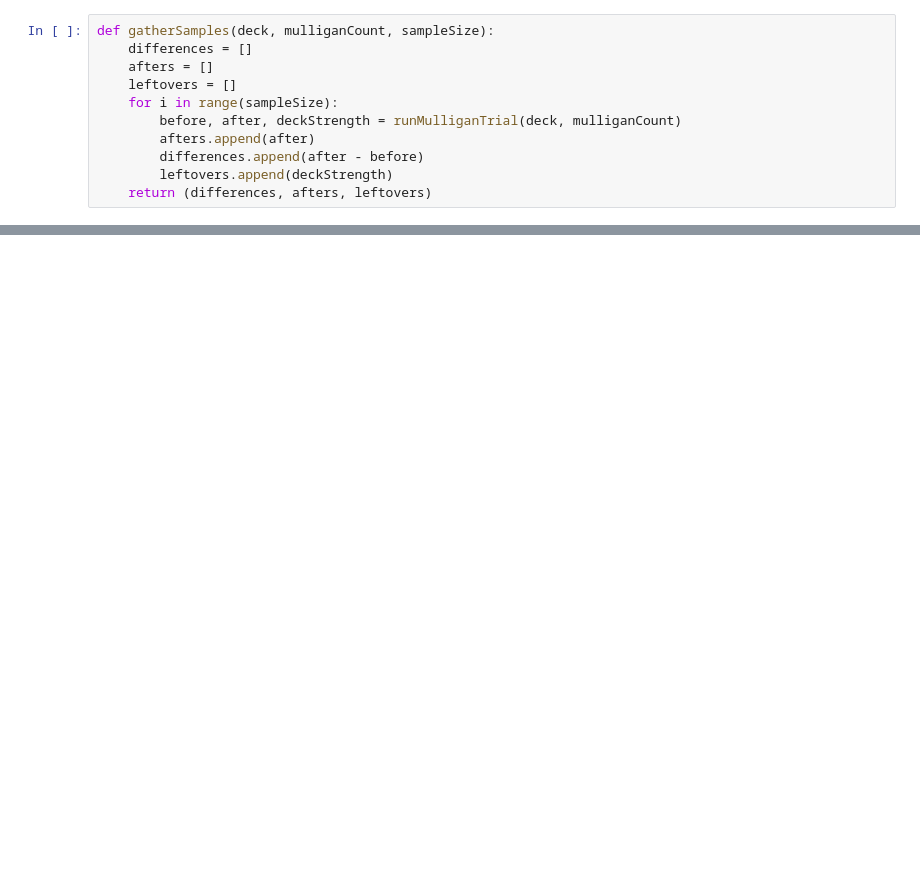
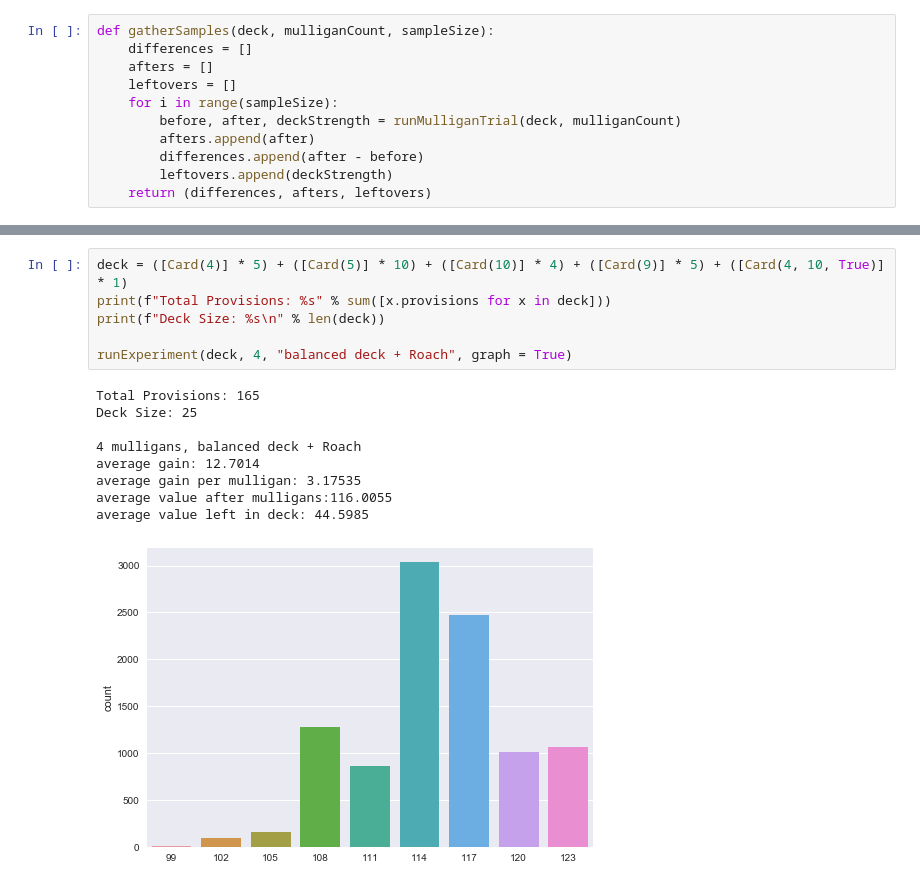
Before and after one commit to tylernolan/GwentNotebooks, a Jupyter notebook: Mulligan Simulator.ipynb, the cells around one changed output, grey strips where cells are left out. Drawn from its saved outputs; the diff is of its cells as text; blank space fills up the shorter version.

```diff
--- a/Mulligan Simulator.ipynb
+++ b/Mulligan Simulator.ipynb
@@ -112,0 +263,16 @@ average value left in deck: 56.7659
+# %%
+deck = ([Card(4)] * 5) + ([Card(5)] * 10) + ([Card(10)] * 4) + ([Card(9)] * 5) + ([Card(4, 10, True)] * 1)
+print(f"Total Provisions: %s" % sum([x.provisions for x in deck]))
+print(f"Deck Size: %s\n" % len(deck))
+
+runExperiment(deck, 4, "balanced deck + Roach", graph = True)
+# %% [output]
+Total Provisions: 165
+Deck Size: 25
+
+4 mulligans, balanced deck + Roach
+average gain: 12.7014
+average gain per mulligan: 3.17535
+average value after mulligans:116.0055
+average value left in deck: 44.5985
+[figure, added]
```
Also changed, not shown: parts of 20 cells of this notebook, 1 other file.
